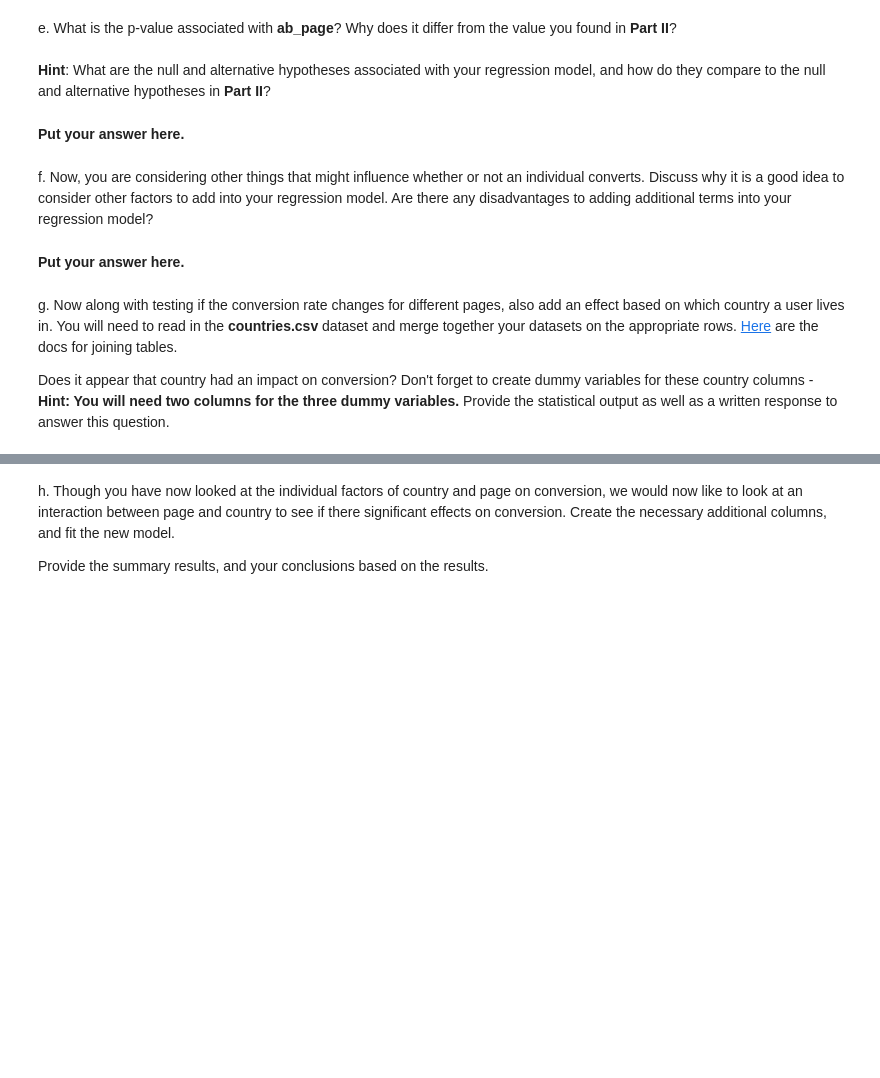
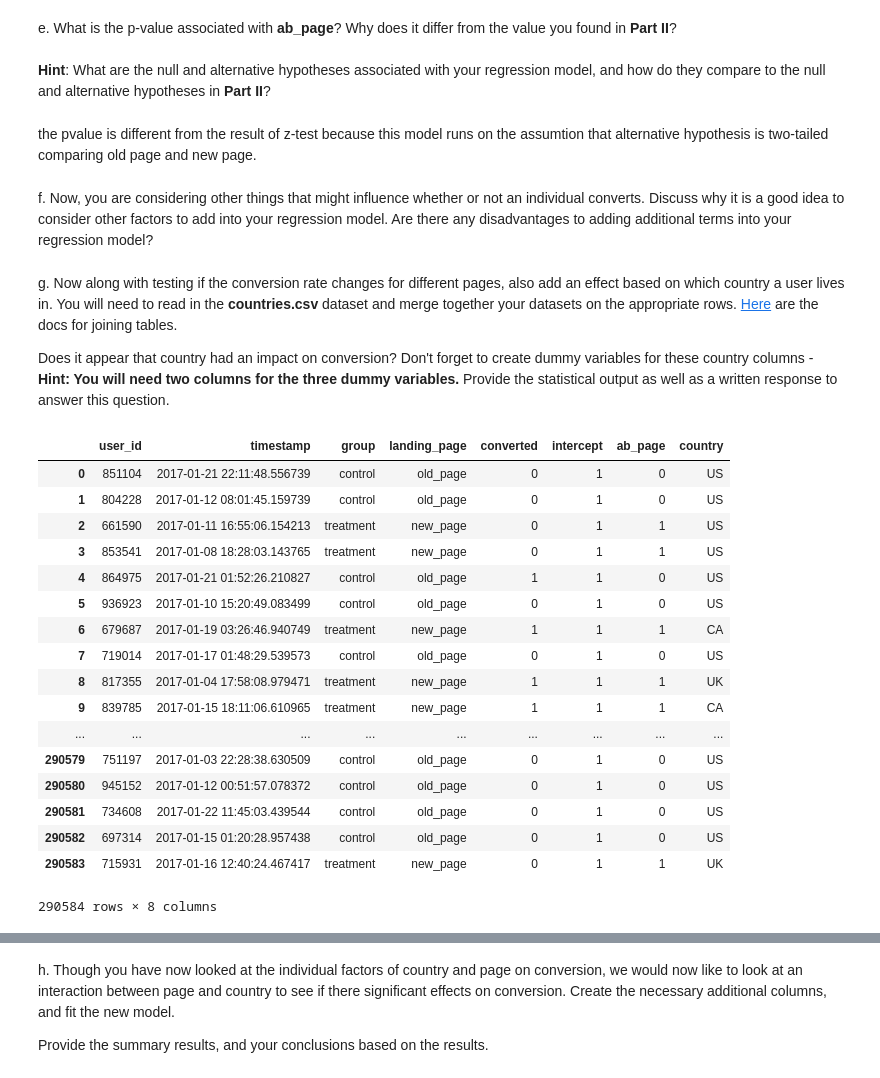
Before and after one commit to yujin-woo/ab-test-analysis, a Jupyter notebook: Analyze_ab_test_results_notebook.ipynb, the cells around one changed output, grey strips where cells are left out. Saved outputs shown, nothing was run; the diff lists cells and outputs as text; code cells hidden in the pictures; blank space fills up the shorter version.

Commit message:
Simulate ab test and run regression models

```diff
--- a/Analyze_ab_test_results_notebook.ipynb
+++ b/Analyze_ab_test_results_notebook.ipynb
@@ -236,4 +330,10 @@ a. Since each row is either a conversion or no conversion, what type of regressi
 # %% [markdown]
 b. The goal is to use **statsmodels** to fit the regression model you specified in part **a.** to see if there is a significant difference in conversion based on which page a customer receives. However, you first need to create in df2 a column for the intercept, and create a dummy variable column for which page each user received.  Add an **intercept** column, as well as an **ab_page** column, which is 1 when an individual receives the **treatment** and 0 if **control**.
+# %%
+df2['intercept'] = 1
+# %%
+df2[['willbedropped', 'ab_page']] = pd.get_dummies(df2['group'])
+# %%
+df2.drop('willbedropped', axis=1, inplace=True)
 # %% [markdown]
 c. Use **statsmodels** to instantiate your regression model on the two columns you created in part b., then fit the model using the two columns you created in part **b.** to predict whether or not an individual converts.
@@ -242,12 +364,33 @@ d. Provide the summary of your model below, and use it as necessary to answer th
 # %% [markdown]
 e. What is the p-value associated with **ab_page**? Why does it differ from the value you found in **Part II**?<br><br>  **Hint**: What are the null and alternative hypotheses associated with your regression model, and how do they compare to the null and alternative hypotheses in **Part II**?
-# %% [markdown]
-**Put your answer here.**
+# %% [markdown]
+the pvalue is different from the result of z-test because this model runs on the assumtion that alternative hypothesis is two-tailed comparing old page and new page.
 # %% [markdown]
 f. Now, you are considering other things that might influence whether or not an individual converts.  Discuss why it is a good idea to consider other factors to add into your regression model.  Are there any disadvantages to adding additional terms into your regression model?
-# %% [markdown]
-**Put your answer here.**
 # %% [markdown]
 g. Now along with testing if the conversion rate changes for different pages, also add an effect based on which country a user lives in. You will need to read in the **countries.csv** dataset and merge together your datasets on the appropriate rows.  [Here](https://pandas.pydata.org/pandas-docs/stable/generated/pandas.DataFrame.join.html) are the docs for joining tables.
 
 Does it appear that country had an impact on conversion?  Don't forget to create dummy variables for these country columns - **Hint: You will need two columns for the three dummy variables.** Provide the statistical output as well as a written response to answer this question.
+# %%
+df_country = pd.read_csv("countries.csv")
+df2 = pd.merge(df2, df_country, on=['user_id'])
+df2
+# %% [output]
+|  | user_id | timestamp | group | landing_page | converted | intercept | ab_page | country |
+| 0 | 851104 | 2017-01-21 22:11:48.556739 | control | old_page | 0 | 1 | 0 | US |
+| 1 | 804228 | 2017-01-12 08:01:45.159739 | control | old_page | 0 | 1 | 0 | US |
+| 2 | 661590 | 2017-01-11 16:55:06.154213 | treatment | new_page | 0 | 1 | 1 | US |
+| 3 | 853541 | 2017-01-08 18:28:03.143765 | treatment | new_page | 0 | 1 | 1 | US |
+| 4 | 864975 | 2017-01-21 01:52:26.210827 | control | old_page | 1 | 1 | 0 | US |
+| 5 | 936923 | 2017-01-10 15:20:49.083499 | control | old_page | 0 | 1 | 0 | US |
+| 6 | 679687 | 2017-01-19 03:26:46.940749 | treatment | new_page | 1 | 1 | 1 | CA |
+| 7 | 719014 | 2017-01-17 01:48:29.539573 | control | old_page | 0 | 1 | 0 | US |
+| 8 | 817355 | 2017-01-04 17:58:08.979471 | treatment | new_page | 1 | 1 | 1 | UK |
+| 9 | 839785 | 2017-01-15 18:11:06.610965 | treatment | new_page | 1 | 1 | 1 | CA |
+| ... | ... | ... | ... | ... | ... | ... | ... | ... |
+| 290579 | 751197 | 2017-01-03 22:28:38.630509 | control | old_page | 0 | 1 | 0 | US |
+| 290580 | 945152 | 2017-01-12 00:51:57.078372 | control | old_page | 0 | 1 | 0 | US |
+| 290581 | 734608 | 2017-01-22 11:45:03.439544 | control | old_page | 0 | 1 | 0 | US |
+| 290582 | 697314 | 2017-01-15 01:20:28.957438 | control | old_page | 0 | 1 | 0 | US |
+| 290583 | 715931 | 2017-01-16 12:40:24.467417 | treatment | new_page | 0 | 1 | 1 | UK |
+290584 rows × 8 columns
```
Also changed, not shown: parts of 34 cells of this notebook.
